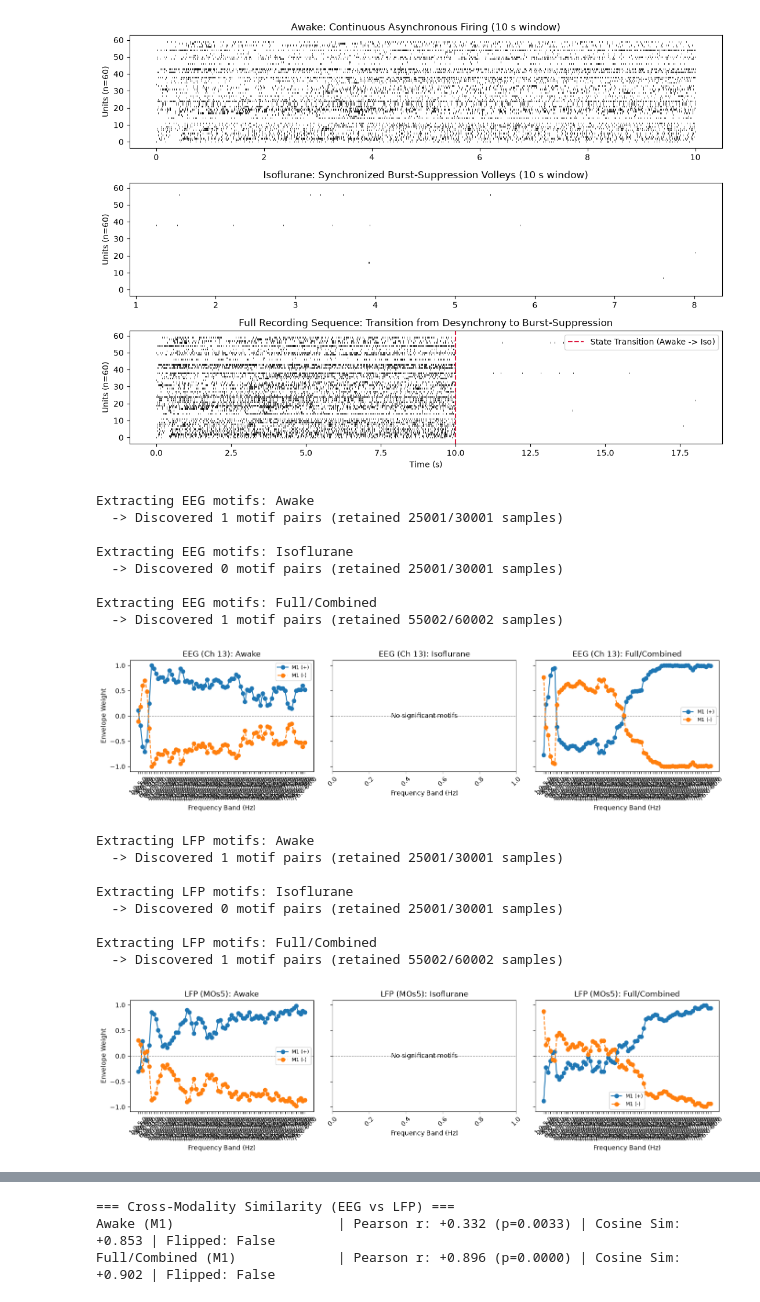
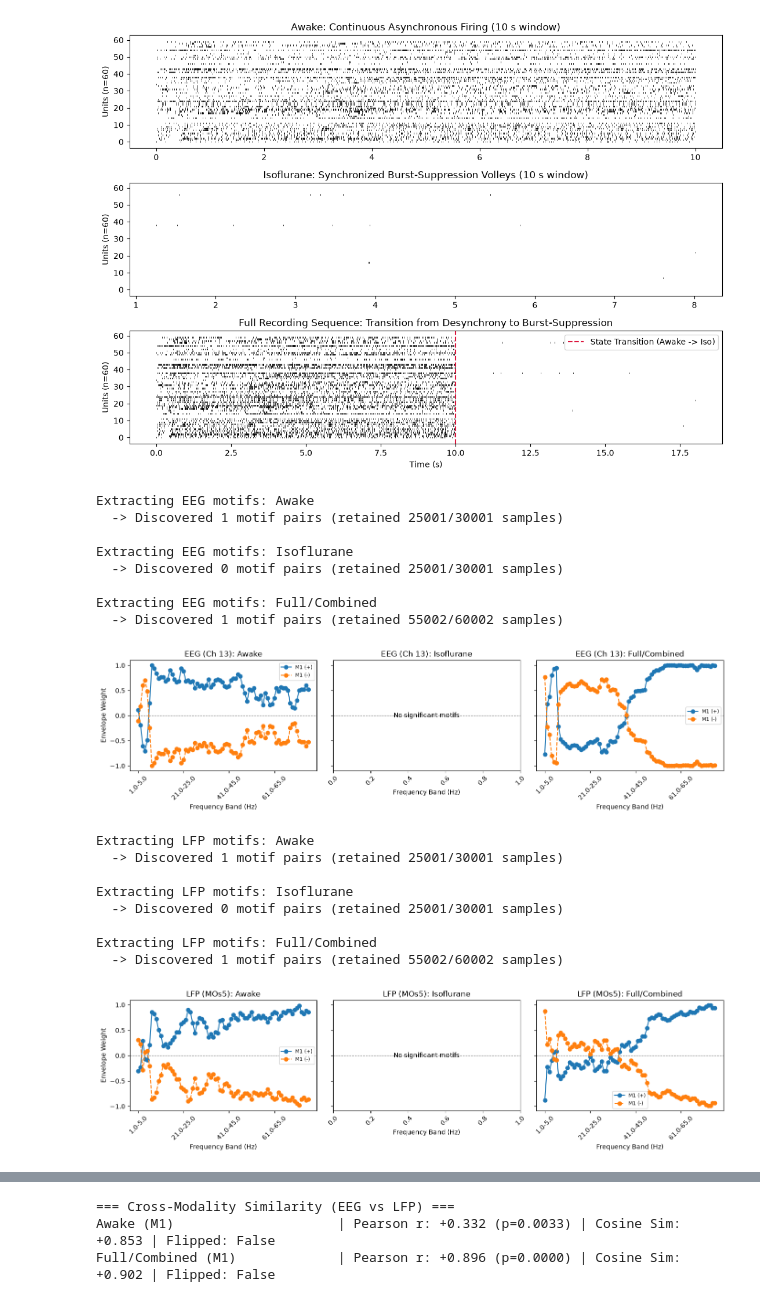
Before and after one commit to saasberkeley/dc-allen, a Jupyter notebook: code/python/notebooks/awake_iso_eeg_lfp.ipynb, the cells around one changed output, grey strips where cells are left out. Drawn from its saved outputs; the diff is of its cells as text; code cells hidden in the pictures.

```diff
--- a/code/python/notebooks/awake_iso_eeg_lfp.ipynb
+++ b/code/python/notebooks/awake_iso_eeg_lfp.ipynb
@@ -38,6 +37,7 @@ import sys
 from pathlib import Path
 import h5py
 import matplotlib.pyplot as plt
+import matplotlib.ticker as ticker
 import numpy as np
 from pynwb import NWBHDF5IO
 from scipy import signal
@@ -291,6 +291,7 @@ for ax, (state, res) in zip(axes, eeg_motifs.items()):
         ax.text(0.5, 0.5, "No significant motifs", ha="center", va="center", transform=ax.transAxes)
     ax.set_title(f"EEG (Ch 13): {state}")
     ax.tick_params(axis="x", rotation=45)
+    ax.xaxis.set_major_locator(ticker.MaxNLocator(nbins=5))
     ax.set_xlabel("Frequency Band (Hz)")
 
 axes[0].set_ylabel("Envelope Weight")
@@ -326,34 +327,35 @@ for ax, (state, res) in zip(axes, lfp_motifs.items()):
     if res.n_motifs > 0:
         for i in range(res.n_motifs):
             ax.plot(band_names, res.motifs[:, i], "-o", label=f"M{i+1} (+)")
             ax.plot(band_names, res.motifs[:, i + res.n_motifs], "--o", label=f"M{i+1} (-)")
         ax.legend(fontsize=8)
     else:
         ax.text(0.5, 0.5, "No significant motifs", ha="center", va="center", transform=ax.transAxes)
     ax.set_title(f"LFP ({lfp_locs[lfp_deep_idx]}): {state}")
     ax.tick_params(axis="x", rotation=45)
+    ax.xaxis.set_major_locator(ticker.MaxNLocator(nbins=5))
     ax.set_xlabel("Frequency Band (Hz)")
 
 axes[0].set_ylabel("Envelope Weight")
 plt.tight_layout()
 plt.show()
 # %% [output]
 Project root: /Users/Sam/dc-allen-data-acquire/code/python
 Sample Rate: 250.0 Hz
 Selected LFP: probeF MOs5 (channel index 147)
 Selected EEG Frontal: Ch 13 (MOs)
 Selected EEG Soma:    Ch 7 (VISa)
 [figure]
 [figure]
 Extracting EEG motifs: Awake
   -> Discovered 1 motif pairs (retained 25001/30001 samples)
 
 Extracting EEG motifs: Isoflurane
   -> Discovered 0 motif pairs (retained 25001/30001 samples)
 
 Extracting EEG motifs: Full/Combined
   -> Discovered 1 motif pairs (retained 55002/60002 samples)
-[figure, old version]
+[figure, new version]
 Extracting LFP motifs: Awake
   -> Discovered 1 motif pairs (retained 25001/30001 samples)
 
@@ -362,4 +364,4 @@ Extracting LFP motifs: Isoflurane
 
 Extracting LFP motifs: Full/Combined
   -> Discovered 1 motif pairs (retained 55002/60002 samples)
-[figure, old version]
+[figure, new version]
```
Also changed, not shown: parts of 5 cells of this notebook.
